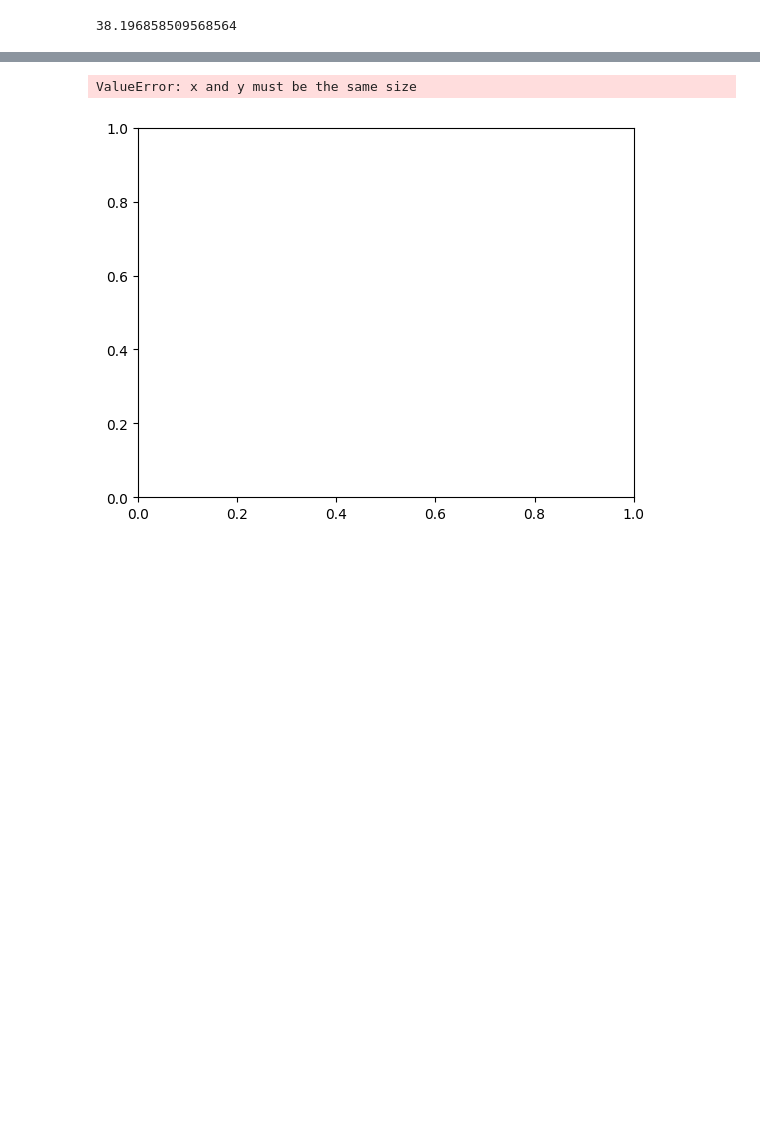
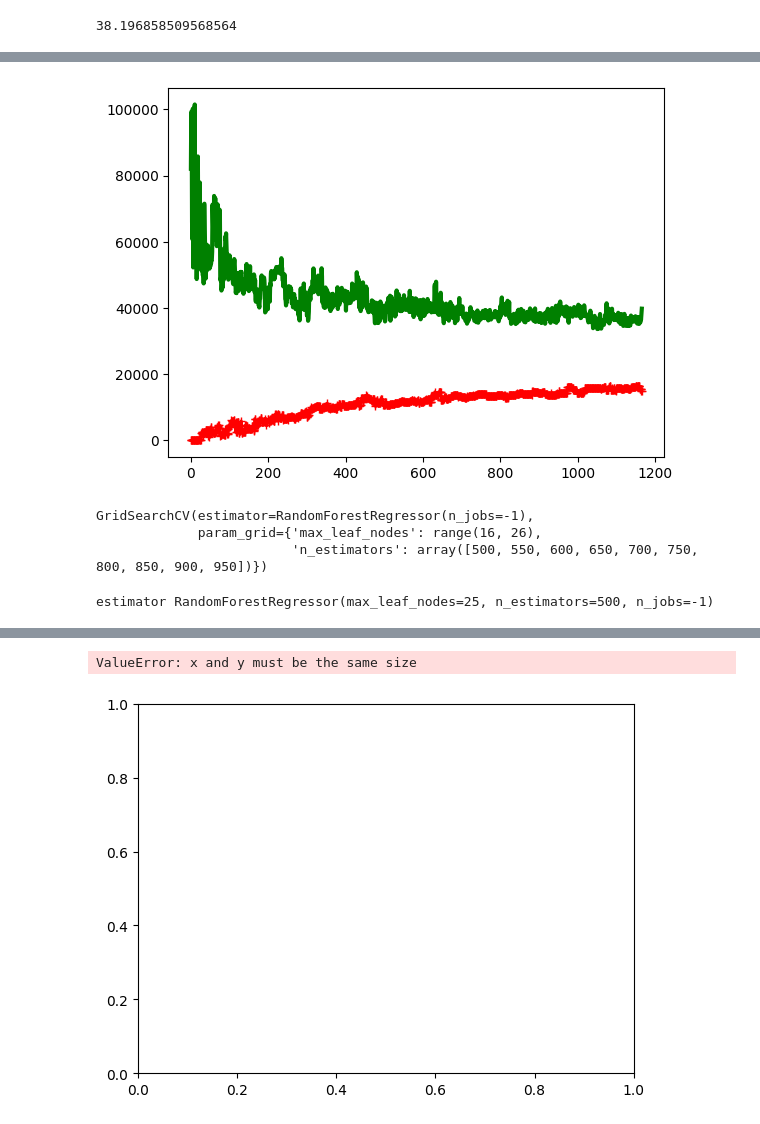
Before and after one commit to AdityaShandilyaS/datasets, a Jupyter notebook: housing_kaggle/housing_kaggle.ipynb, the cells around one changed output, grey strips where cells are left out. Drawn from its saved outputs; the diff is of its cells as text; code cells hidden in the pictures; blank space fills up the shorter version.

Commit message:
random forests prediction error

```diff
--- a/housing_kaggle/housing_kaggle.ipynb
+++ b/housing_kaggle/housing_kaggle.ipynb
@@ -590,0 +667,23 @@ plot_learning_curves(svm_poly_reg, train_data, train_labels)
+# %%
+from sklearn.tree import DecisionTreeRegressor
+
+dec_tree_reg = DecisionTreeRegressor(max_depth=8)
+plot_learning_curves(dec_tree_reg, train_data, train_labels)
+# %% [output]
+[figure, added]
+# %%
+from sklearn.ensemble import RandomForestRegressor
+from sklearn.model_selection import GridSearchCV
+
+parameters = {'n_estimators': np.arange(500,1000,50), 'max_leaf_nodes': range(16,26)}
+estimator = RandomForestRegressor(n_jobs=-1)
+regressor = GridSearchCV(estimator, parameters)
+regressor.fit(train_data, train_labels)
+# %% [output]
+GridSearchCV(estimator=RandomForestRegressor(n_jobs=-1),
+             param_grid={'max_leaf_nodes': range(16, 26),
+                         'n_estimators': array([500, 550, 600, 650, 700, 750, 800, 850, 900, 950])})
+# %%
+print("estimator" ,regressor.best_estimator_ )
+# %% [output]
+estimator RandomForestRegressor(max_leaf_nodes=25, n_estimators=500, n_jobs=-1)
```
Also changed, not shown: parts of 24 cells of this notebook.
